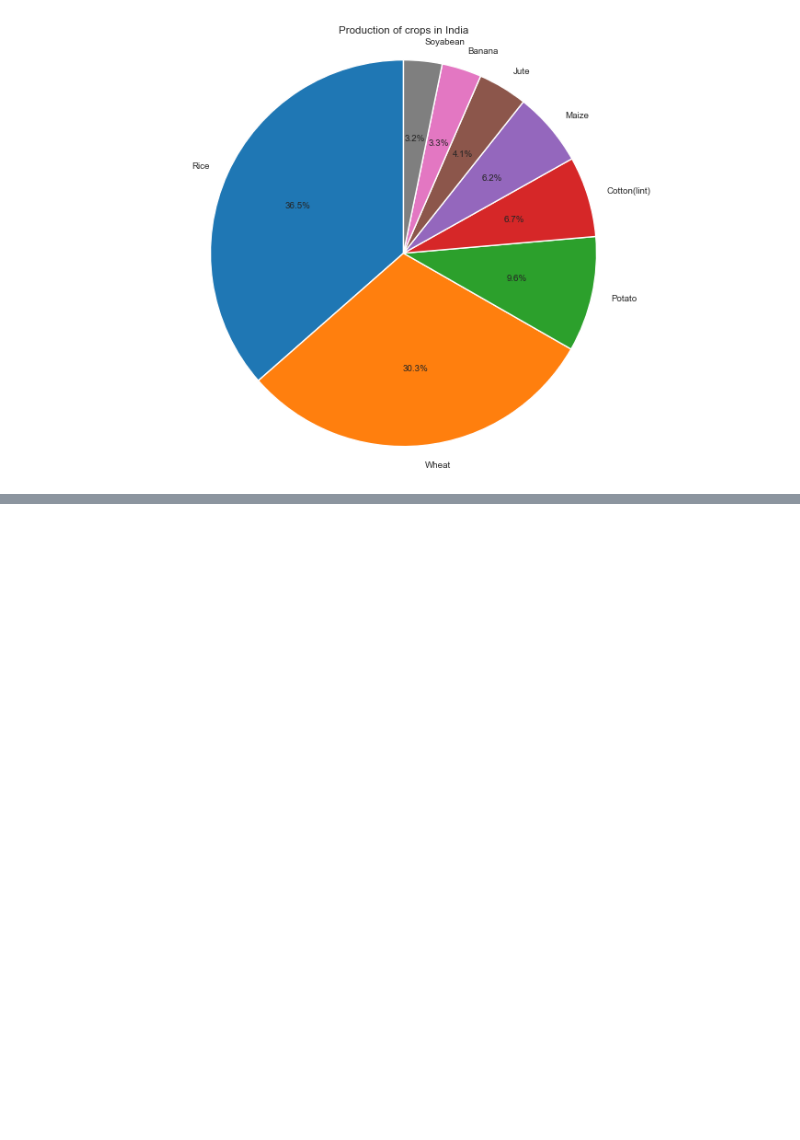
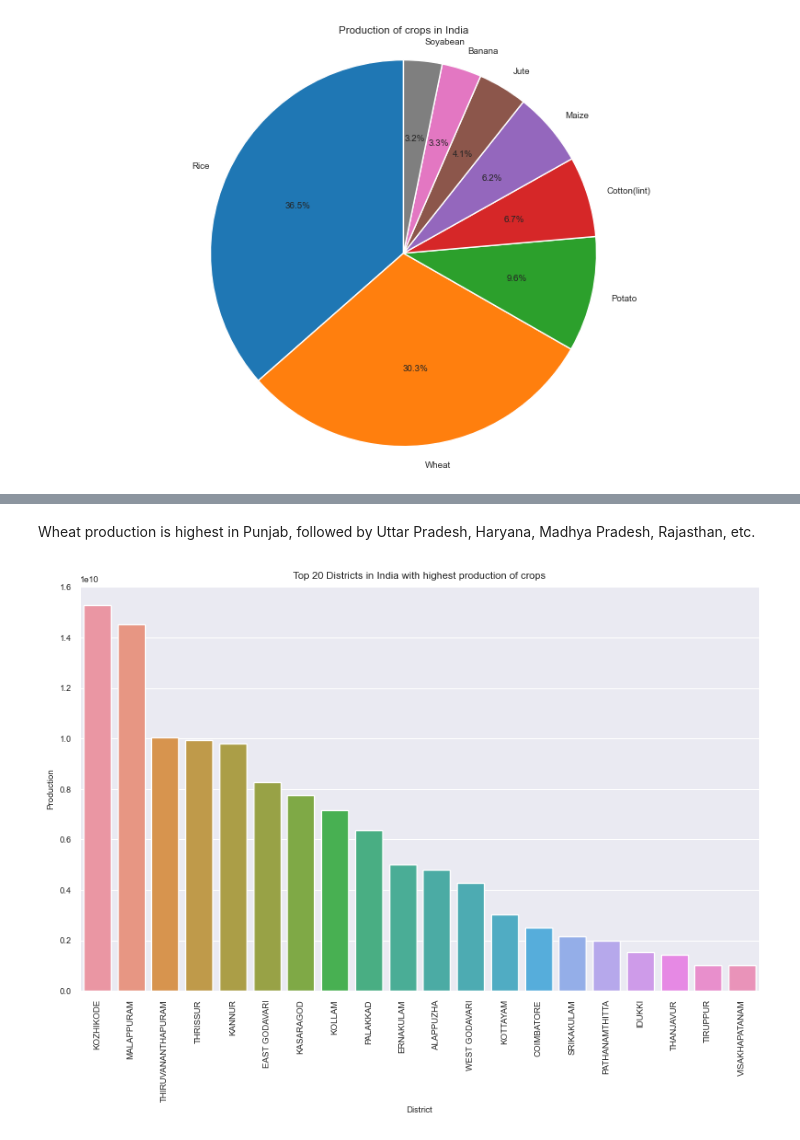
Before and after one commit to prabhjyot009/Crop-recommendation-system, a Jupyter notebook: crop.ipynb, the cells around one changed output, grey strips where cells are left out. Saved outputs shown, nothing was run; the diff lists cells and outputs as text; code cells hidden in the pictures; blank space fills up the shorter version.

```diff
--- a/crop.ipynb
+++ b/crop.ipynb
@@ -144,0 +205,17 @@ plt.show()
+# %% [markdown]
+Wheat production is highest in Punjab, followed by Uttar Pradesh, Haryana, Madhya Pradesh, Rajasthan, etc.
+# %%
+district_production=data.groupby("District_Name")["Production"].sum()
+sorted_districts=district_production.sort_values(ascending=False)
+top_20_district=sorted_districts[:20]
+
+top_20_data_wheat=pd.DataFrame({'district':top_20_district.index,'production':top_20_district.values})
+sns.barplot(x='district',y='production',data=top_20_data_wheat)
+plt.xticks(rotation=90)
+
+plt.xlabel('District')
+plt.ylabel('Production')
+plt.title('Top 20 Districts in India with highest production of crops')
+plt.show()
+# %% [output]
+[figure, added]
```
Also changed, not shown: parts of 10 cells of this notebook.
